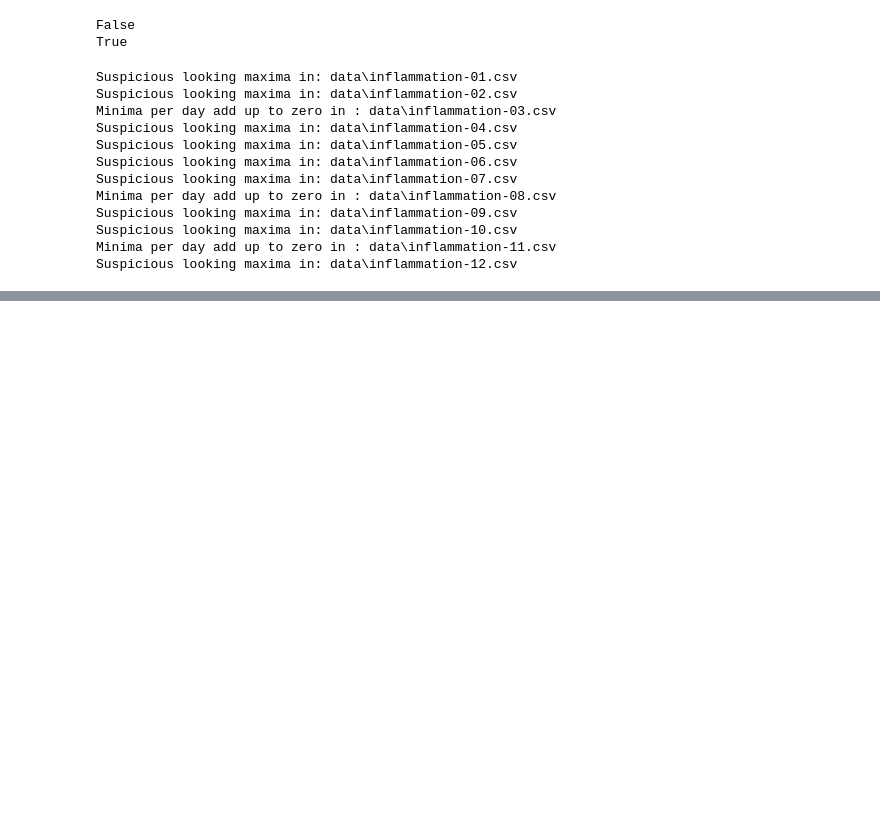
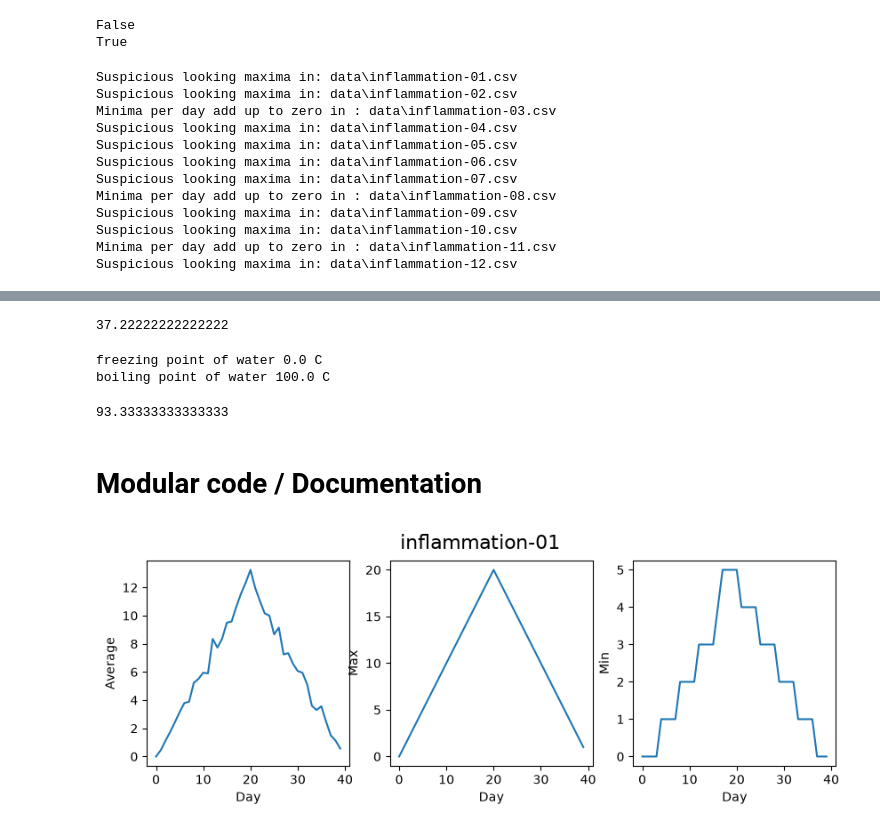
Before and after one commit to haojiang1999/sw-python, a Jupyter notebook: Python_Day2.ipynb, the cells around one changed output, grey strips where cells are left out. Drawn from its saved outputs; the diff is of its cells as text; code cells hidden in the pictures; blank space fills up the shorter version.

```diff
--- a/Python_Day2.ipynb
+++ b/Python_Day2.ipynb
@@ -229,0 +253,53 @@ Suspicious looking maxima in: data\inflammation-12.csv
+# %%
+fair_to_cels(99)
+# %% [output]
+37.22222222222222
+# %%
+print("freezing point of water", fair_to_cels(32),"C")
+print("boiling point of water", fair_to_cels(212),"C")
+# %% [output]
+freezing point of water 0.0 C
+boiling point of water 100.0 C
+# %%
+temp_C = fair_to_cels(200)
+temp_C
+# %% [output]
+93.33333333333333
+# %% [markdown]
+# Modular code / Documentation
+# %%
+def reading_data(filename):
+    """ Reading numerical data from a csv filec"""
+    return np.loadtxt(filename, delimiter=",")
+
+def analyze_data(data):
+    """ Calculate the mean, maximum, minmum, and std of each colum """
+    return np.mean(data, axis=0), np.max(data,axis=0), np.min(data,axis=0), np.std(data,axis=0)
+
+def visualize_data(analyze_data):
+    """ Plot the mean, maximum, and minimum values in three subplots """
+    fig = plt.figure(figsize=(10,3))
+
+    axes1 = fig.add_subplot(1,3,1)
+    axes2 = fig.add_subplot(1,3,2)
+    axes3 = fig.add_subplot(1,3,3)
+
+    axes1.plot(analyze_data[0])
+    axes2.plot(analyze_data[1])
+    axes3.plot(analyze_data[2])
+
+    for ax in [axes1, axes2, axes3]:
+        ax.set_xlabel("Day")
+
+    axes1.set_ylabel("Average")
+    axes2.set_ylabel("Max")
+    axes3.set_ylabel("Min")
+    return fig
+# %%
+for file in all_files[0:1]:
+    data=reading_data(file)
+    meanval, maxval, minval,stdval=analyze_data(data)
+    fig = visualize_data([meanval,maxval,minval])
+    fig.suptitle(file[5:-4], fontsize=16)
+# %% [output]
+[figure, added]
```
Also changed, not shown: parts of 5 cells of this notebook.
